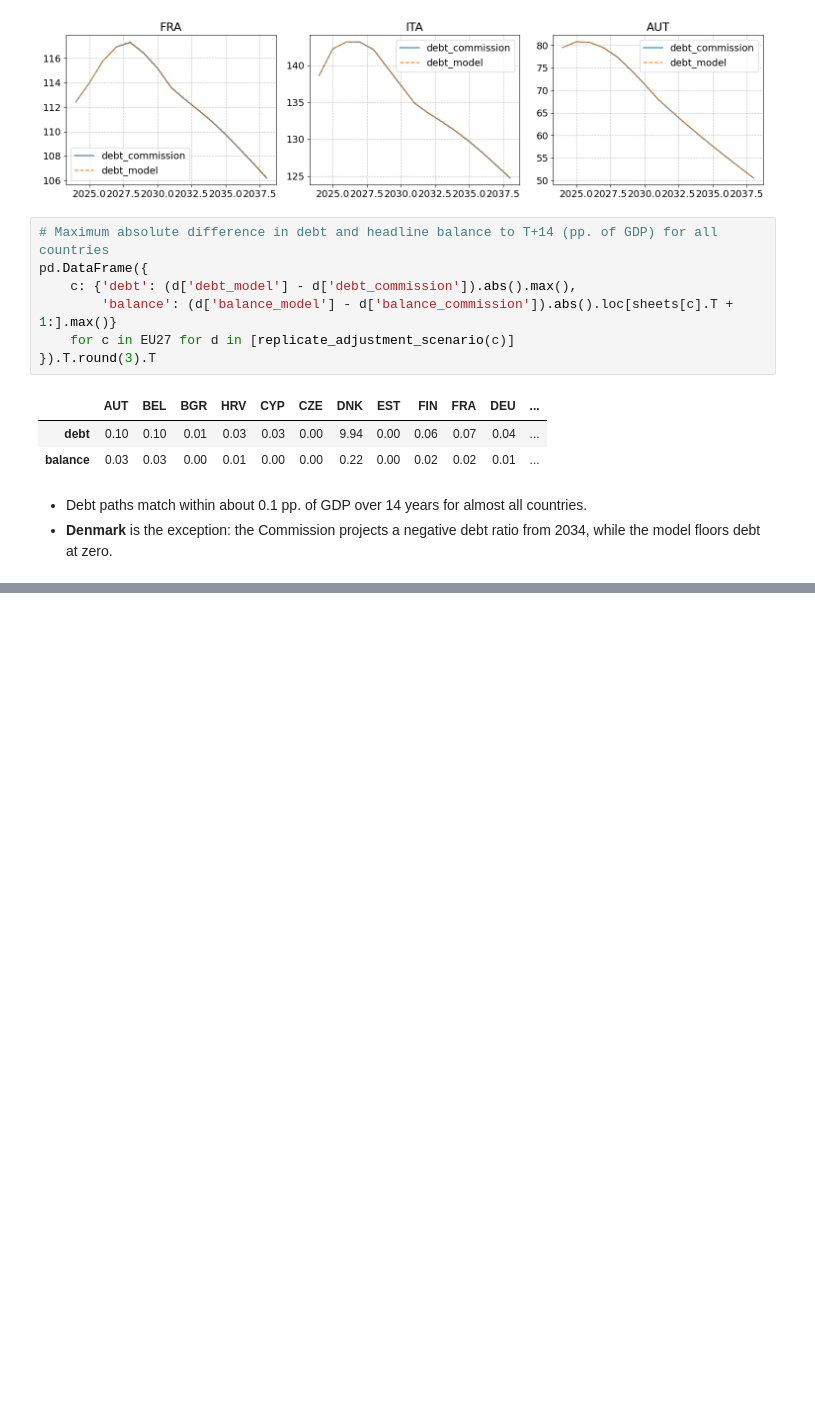
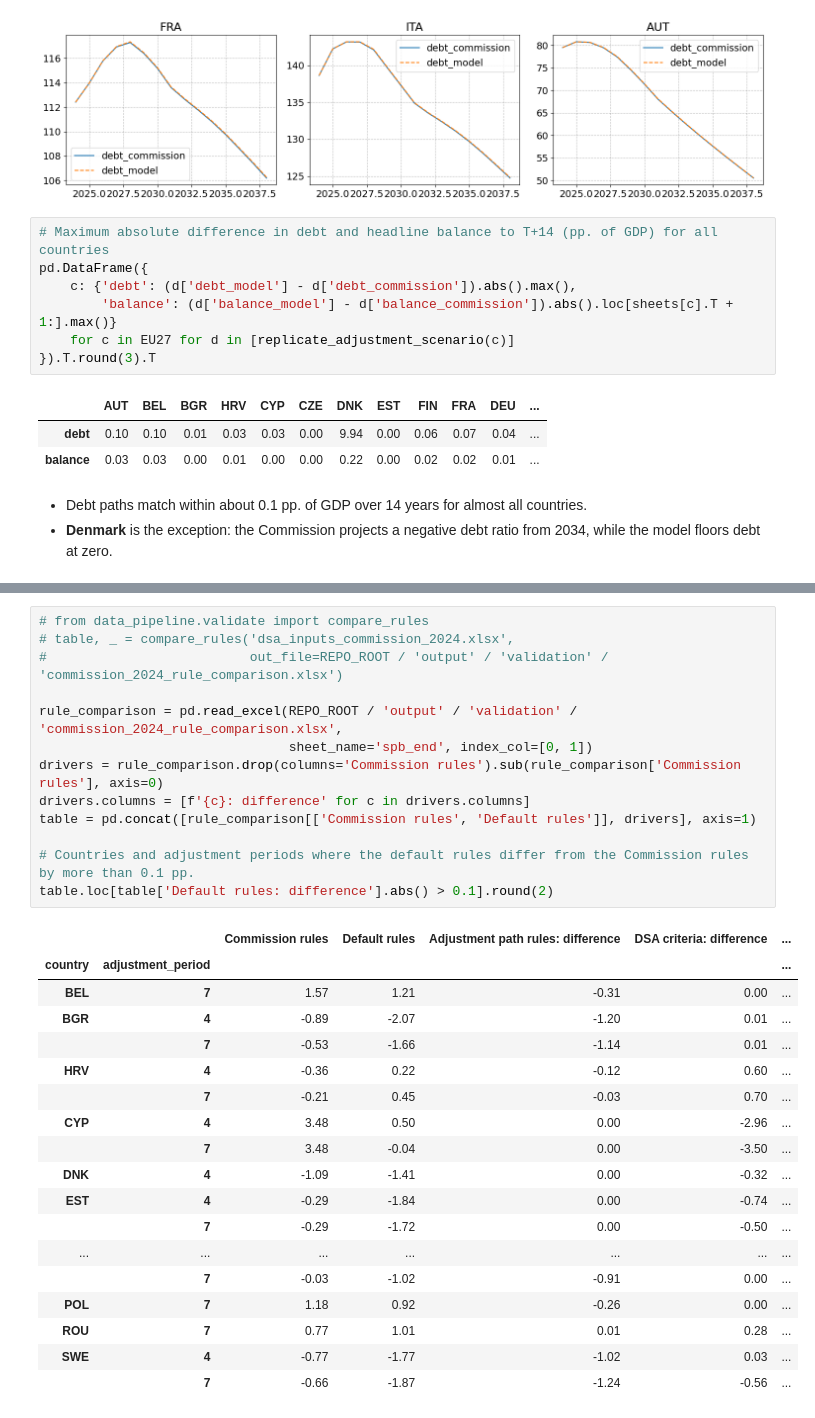
Before and after one commit to lennardwelslau/eu-debt-sustainability-analysis, a Jupyter notebook: code/commission_replication.ipynb, the cells around one changed output, grey strips where cells are left out. Drawn from its saved outputs; the diff is of its cells as text; blank space fills up the shorter version.

```diff
--- a/code/commission_replication.ipynb
+++ b/code/commission_replication.ipynb
@@ -401,0 +364,32 @@ Input file: dsa_inputs_2026_09.xlsx, start year: 2026, multiplier: 0.75 (pers)
+# %%
+# from data_pipeline.validate import compare_rules
+# table, _ = compare_rules('dsa_inputs_commission_2024.xlsx',
+#                          out_file=REPO_ROOT / 'output' / 'validation' / 'commission_2024_rule_comparison.xlsx')
+
+rule_comparison = pd.read_excel(REPO_ROOT / 'output' / 'validation' / 'commission_2024_rule_comparison.xlsx',
+                                sheet_name='spb_end', index_col=[0, 1])
+drivers = rule_comparison.drop(columns='Commission rules').sub(rule_comparison['Commission rules'], axis=0)
+drivers.columns = [f'{c}: difference' for c in drivers.columns]
+table = pd.concat([rule_comparison[['Commission rules', 'Default rules']], drivers], axis=1)
+
+# Countries and adjustment periods where the default rules differ from the Commission rules by more than 0.1 pp.
+table.loc[table['Default rules: difference'].abs() > 0.1].round(2)
+# %% [output]
+|  |  | Commission rules | Default rules | Adjustment path rules: difference | DSA criteria: difference | ... |
+| country | adjustment_period |  |  |  |  | ... |
+| BEL | 7 | 1.57 | 1.21 | -0.31 | 0.00 | ... |
+| BGR | 4 | -0.89 | -2.07 | -1.20 | 0.01 | ... |
+|  | 7 | -0.53 | -1.66 | -1.14 | 0.01 | ... |
+| HRV | 4 | -0.36 | 0.22 | -0.12 | 0.60 | ... |
+|  | 7 | -0.21 | 0.45 | -0.03 | 0.70 | ... |
+| CYP | 4 | 3.48 | 0.50 | 0.00 | -2.96 | ... |
+|  | 7 | 3.48 | -0.04 | 0.00 | -3.50 | ... |
+| DNK | 4 | -1.09 | -1.41 | 0.00 | -0.32 | ... |
+| EST | 4 | -0.29 | -1.84 | 0.00 | -0.74 | ... |
+|  | 7 | -0.29 | -1.72 | 0.00 | -0.50 | ... |
+| ... | ... | ... | ... | ... | ... | ... |
+|  | 7 | -0.03 | -1.02 | -0.91 | 0.00 | ... |
+| POL | 7 | 1.18 | 0.92 | -0.26 | 0.00 | ... |
+| ROU | 7 | 0.77 | 1.01 | 0.01 | 0.28 | ... |
+| SWE | 4 | -0.77 | -1.77 | -1.02 | 0.03 | ... |
+|  | 7 | -0.66 | -1.87 | -1.24 | -0.56 | ... |
```
Also changed, not shown: parts of 25 cells of this notebook, 41 other files.
